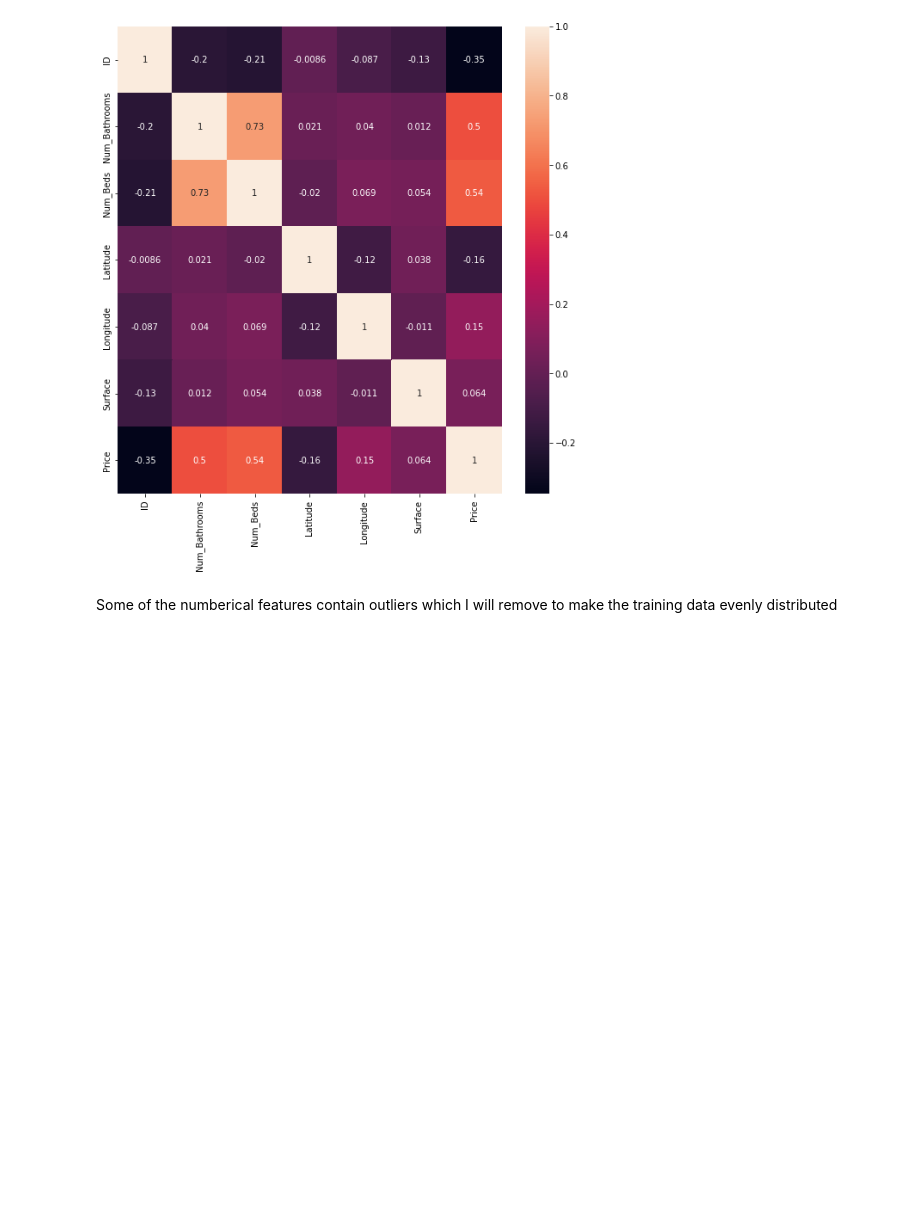
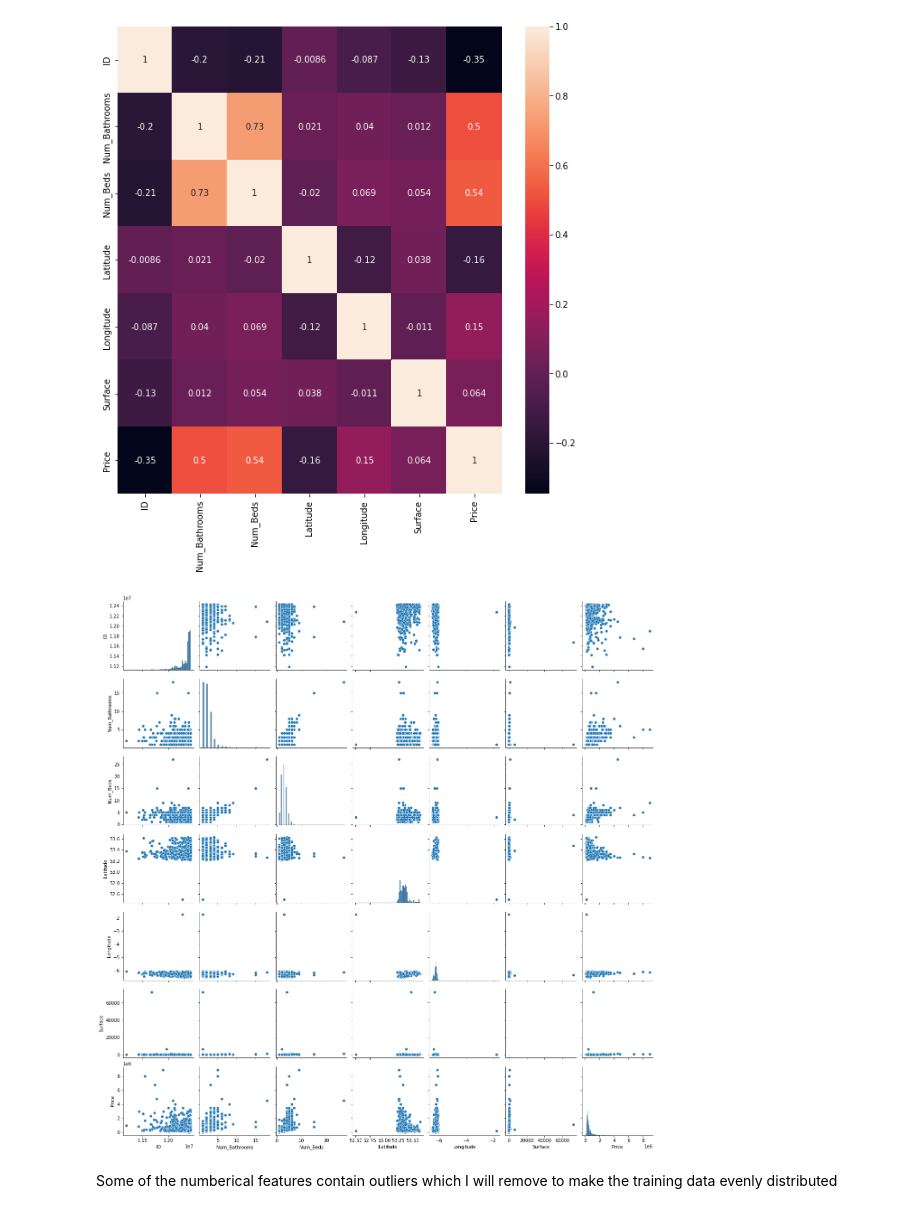
Before and after one commit to barrytl/ET5003_SEM1_2021-2, a Jupyter notebook: Week-5/ET5003_KaggleCompetition.ipynb, the cells around one changed output. Cells and saved outputs as stored; diff of their text form; code cells hidden in the pictures; blank space fills up the shorter version.

```diff
--- a/Week-5/ET5003_KaggleCompetition.ipynb
+++ b/Week-5/ET5003_KaggleCompetition.ipynb
@@ -239,10 +239,12 @@ plt.show()
 # %% [output]
 [figure]
 # %%
-# sns.pairplot(df_train)
-# plt.show()
+sns.pairplot(df_train)
+plt.show()
 # sns.pairplot(df_test)
 # plt.show()
+# %% [output]
+[figure, added]
 # %% [markdown]
 Some of the numberical features contain outliers which I will remove to make the training data evenly distributed
 # %%
```
Also changed, not shown: parts of 18 cells of this notebook.
